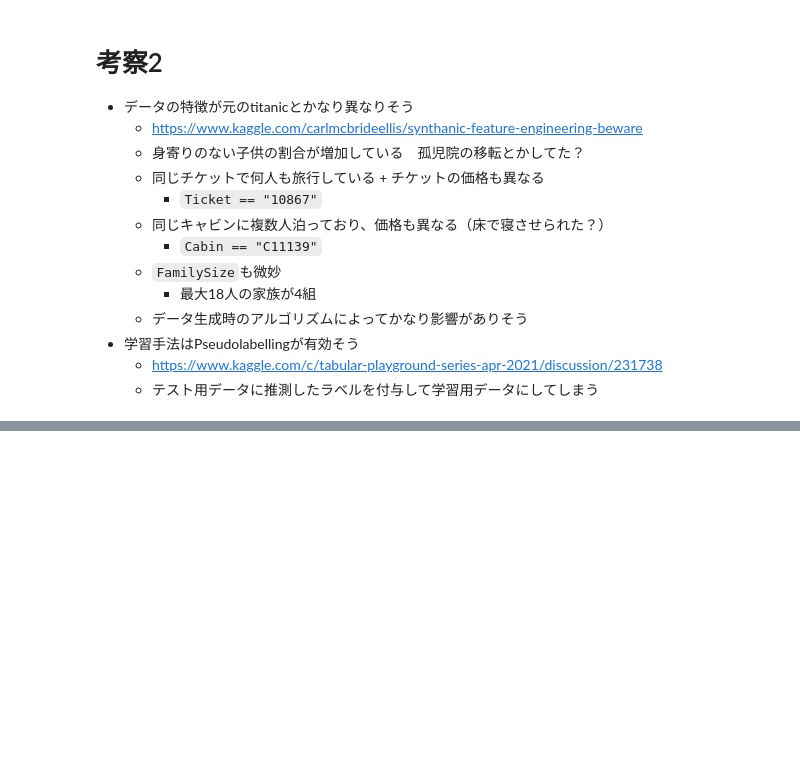
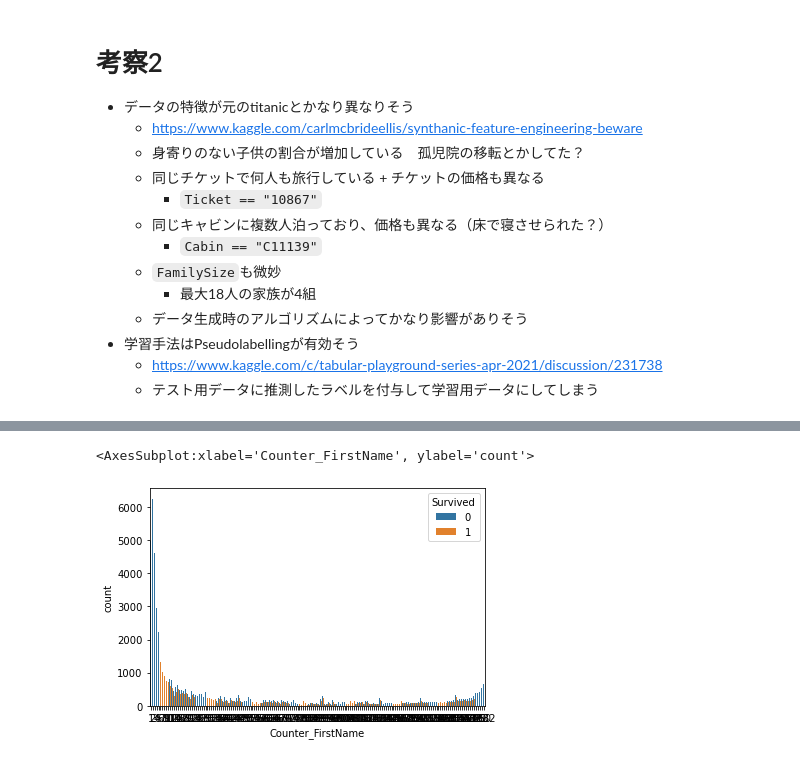
Before and after one commit to kitakou0313/titanic, a Jupyter notebook: tabular/eda.ipynb, the cells around one changed output, grey strips where cells are left out. Saved outputs shown, nothing was run; the diff lists cells and outputs as text; code cells hidden in the pictures; blank space fills up the shorter version.

```diff
--- a/tabular/eda.ipynb
+++ b/tabular/eda.ipynb
@@ -112,0 +113,7 @@ train.profile_report()
+# %%
+train['FirstName'] = train.Name.map(
+    lambda x: str(x.split(',')[0])
+)
+train['SurName'] = train.Name.map(
+    lambda x: str(x.split(',')[1])
+)
@@ -112,0 +124,3 @@ train.profile_report()
+# %%
+for col in ['Name', 'FirstName', 'SurName']:
+        train['Counter_' + col] = train[col].map(train.groupby(col)['PassengerId'].count().to_dict())
@@ -112,0 +143,5 @@ train.profile_report()
+# %%
+sns.countplot(x="Counter_FirstName", hue="Survived", data=train)
+# %% [output]
+<AxesSubplot:xlabel='Counter_FirstName', ylabel='count'>
+[figure, added]
```
Also changed, not shown: parts of 8 cells of this notebook.
